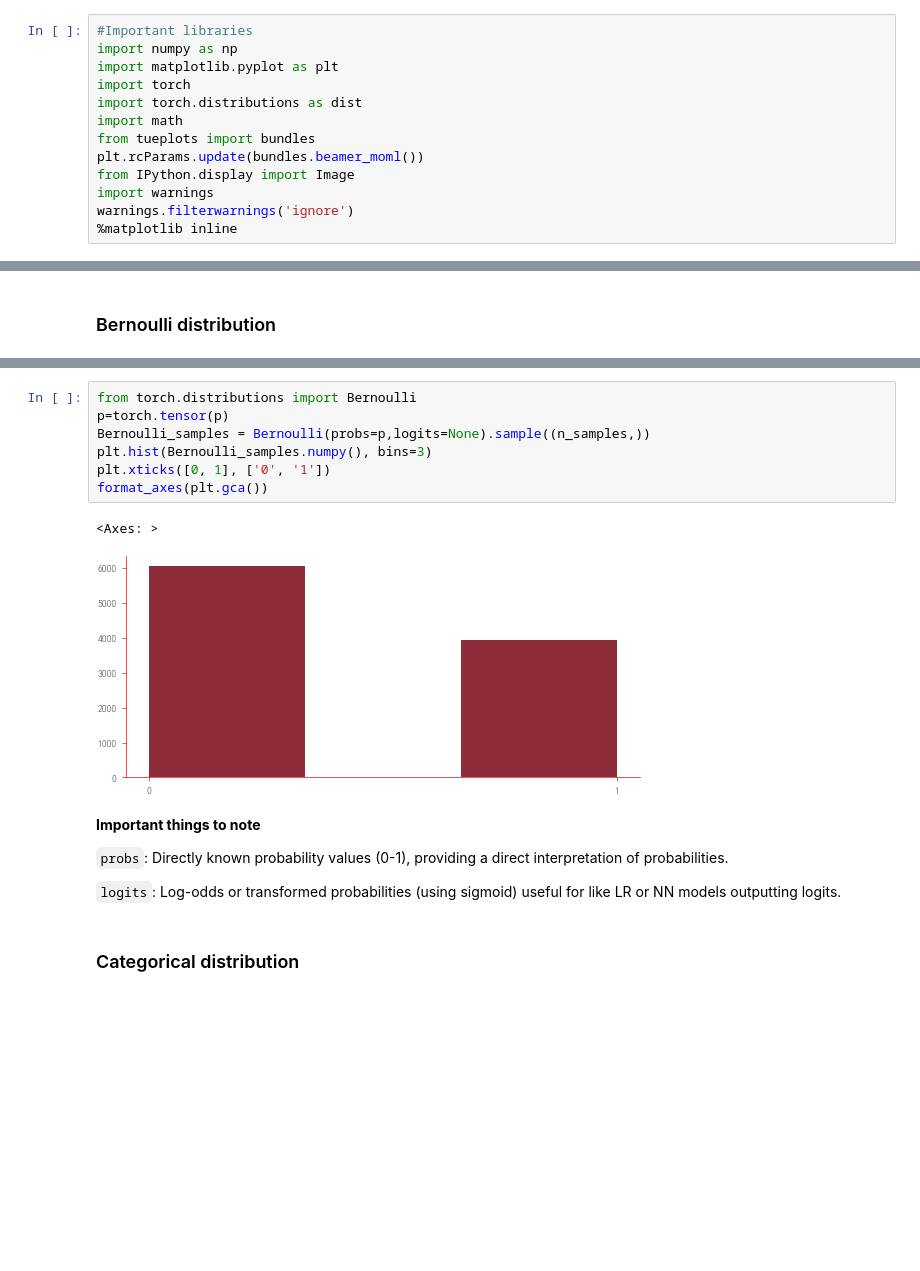
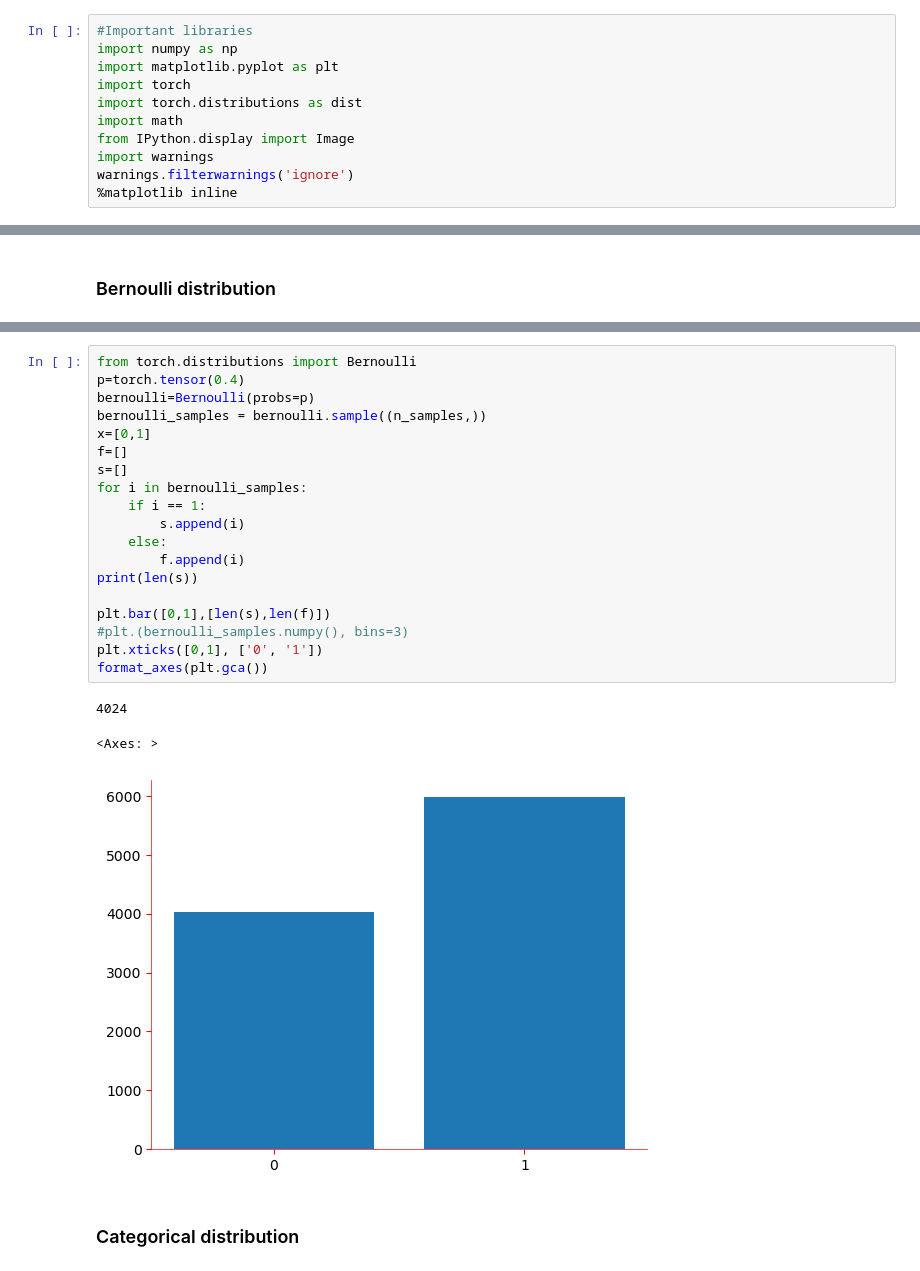
Before and after one commit to rishabh-mondal/Rishabh-mondal.github.io, a Jupyter notebook: posts/Sampling_distributions.ipynb, the cells around one changed output, grey strips where cells are left out. Saved outputs shown, nothing was run; the diff lists cells and outputs as text; blank space fills up the shorter version.

```diff
--- a/posts/Sampling_distributions.ipynb
+++ b/posts/Sampling_distributions.ipynb
@@ -15,8 +17,6 @@ import matplotlib.pyplot as plt
 import torch
 import torch.distributions as dist
 import math
-from tueplots import bundles
-plt.rcParams.update(bundles.beamer_moml())
 from IPython.display import Image
 import warnings
 warnings.filterwarnings('ignore')
@@ -96,19 +106,26 @@ $$
 # %%
 from torch.distributions import Bernoulli
-p=torch.tensor(p)
-Bernoulli_samples = Bernoulli(probs=p,logits=None).sample((n_samples,))
-plt.hist(Bernoulli_samples.numpy(), bins=3)
-plt.xticks([0, 1], ['0', '1'])
+p=torch.tensor(0.4)
+bernoulli=Bernoulli(probs=p)
+bernoulli_samples = bernoulli.sample((n_samples,))
+x=[0,1]
+f=[]
+s=[]
+for i in bernoulli_samples:
+    if i == 1:
+        s.append(i)
+    else:
+        f.append(i)
+print(len(s))
+
+plt.bar([0,1],[len(s),len(f)])
+#plt.(bernoulli_samples.numpy(), bins=3)
+plt.xticks([0,1], ['0', '1'])
 format_axes(plt.gca())
 # %% [output]
-<Axes: >
+4024
+<Axes: >
-[figure, old version]
+[figure, new version]
-# %% [markdown]
-**Important things to note**
-
-`probs`: Directly known probability values (0-1), providing a direct interpretation of probabilities.
-
-`logits`: Log-odds or transformed probabilities (using sigmoid) useful for like LR or NN models outputting logits.
 # %% [markdown]
 ### Categorical distribution
 # %% [markdown]
```
Also changed, not shown: parts of 29 cells of this notebook, 22 other files.
